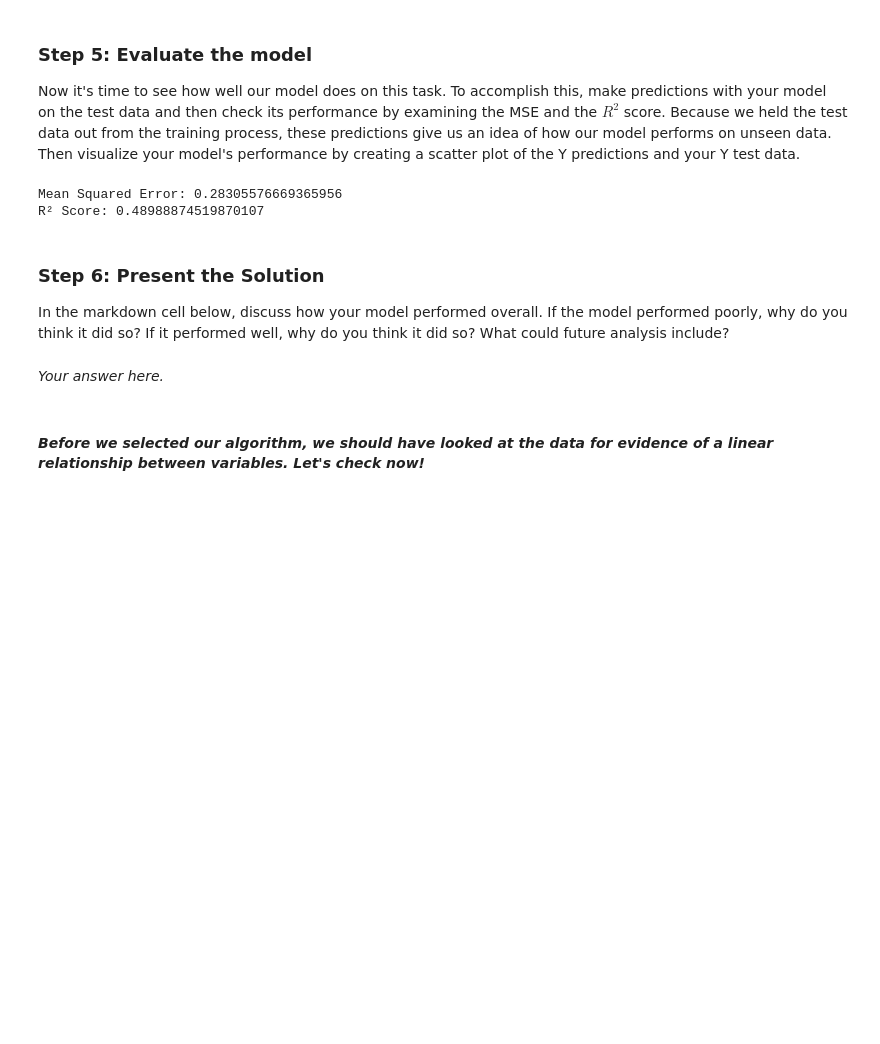
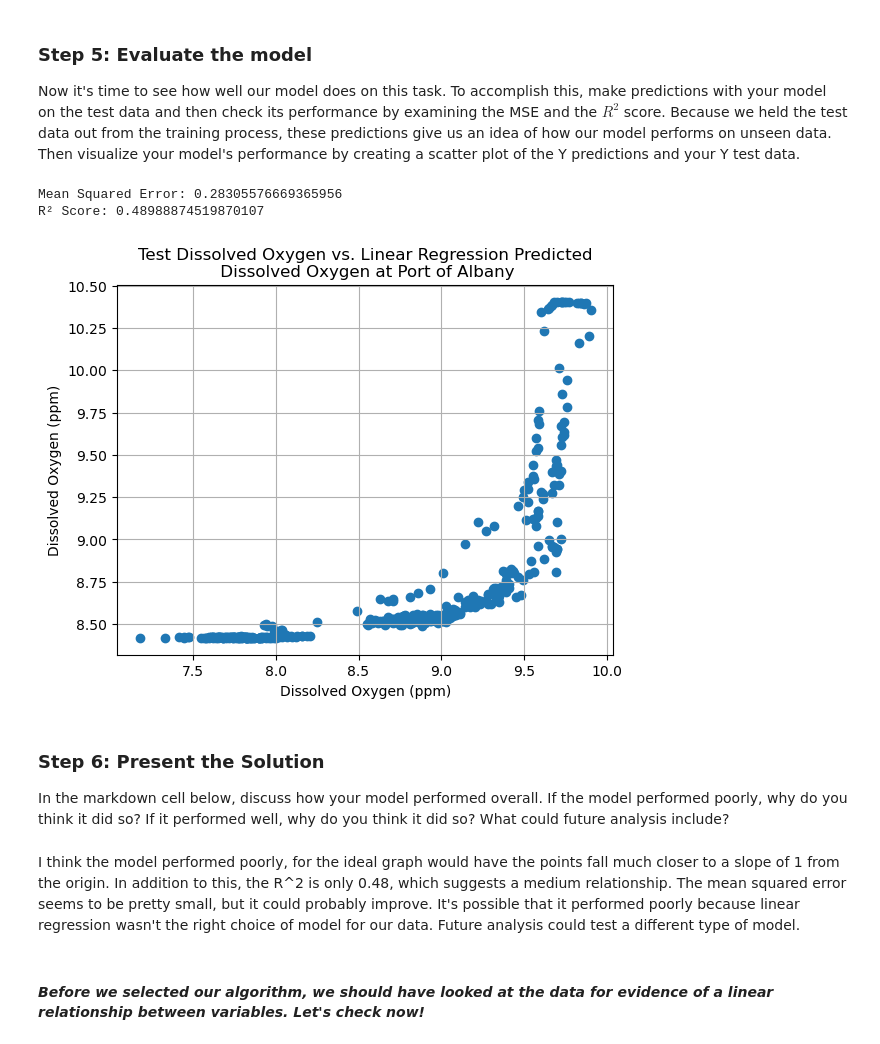
Before and after one commit to kimberleewong/EDS232-labs, a Jupyter notebook: Week1/Lab1-hurricane.ipynb, the cells around one changed output. Cells and saved outputs as stored; diff of their text form; code cells hidden in the pictures; blank space fills up the shorter version.

```diff
--- a/Week1/Lab1-hurricane.ipynb
+++ b/Week1/Lab1-hurricane.ipynb
@@ -151,24 +149,30 @@ Now it's time to see how well our model does on this task.  To accomplish this,
 # %%
 # Make predictions
 Y_pred = model.predict(X_test)
 
 # Calculate evaluation metrics using scikit-learn's mean_squared_error and r2_score
 mse = mean_squared_error(Y_test, Y_pred)
 r2 = r2_score(Y_test, Y_pred)
 
 print(f"Mean Squared Error: {mse}")
 print(f"R² Score: {r2}")
 
 # Visualize predictions vs. actual values
-plot(x = y_)
+plt.scatter(Y_test, Y_pred)
+plt.title("Test Dissolved Oxygen vs. Linear Regression Predicted\n Dissolved Oxygen at Port of Albany")
+plt.xlabel('Dissolved Oxygen (ppm)')
+plt.ylabel('Dissolved Oxygen (ppm)')
+plt.grid(True)
+plt.show()
 # %% [output]
 Mean Squared Error: 0.28305576669365956
 R² Score: 0.48988874519870107
+[figure, added]
 # %% [markdown]
 ### Step 6:  Present the Solution
 In the markdown cell below, discuss how your model performed overall. If the model performed poorly, why do you think it did so? If it performed well, why do you think it did so? What could future analysis include?
 # %% [markdown]
-*Your answer here.*
+I think the model performed poorly, for the ideal graph would have the points fall much closer to a slope of 1 from the origin. In addition to this, the R^2 is only 0.48, which suggests a medium relationship. The mean squared error seems to be pretty small, but it could probably improve. It's possible that it performed poorly because linear regression wasn't the right choice of model for our data. Future analysis could test a different type of model.
 # %% [markdown]
 #### *Before we selected our algorithm, we should have looked at the data for evidence of a linear relationship between variables. Let's check now!*
 # %%
```
Also changed, not shown: parts of 7 cells of this notebook.
